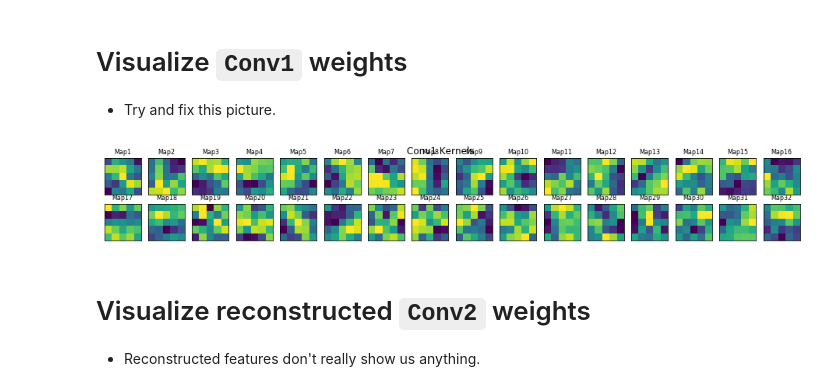
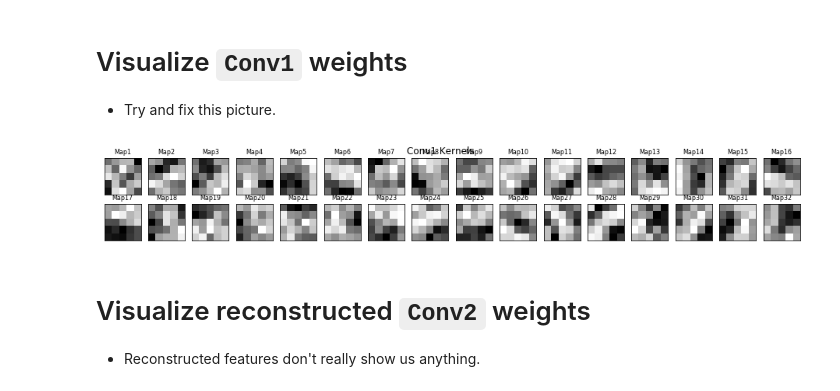
Before and after one commit to ruthvik92/ECE_697_Fall2020, a Jupyter notebook: train_cnn_using_numpy_arrays.ipynb, the cells around one changed output. Drawn from its saved outputs; the diff is of its cells as text; code cells hidden in the pictures.

Commit message:
added gray scale for plots

```diff
--- a/train_cnn_using_numpy_arrays.ipynb
+++ b/train_cnn_using_numpy_arrays.ipynb
@@ -282,14 +282,14 @@ Shape of second fully connected layer biases:(10,)
 # %%
 fig, axes = plt.subplots(2, 16, figsize=(16,2), subplot_kw={'xticks': [], 'yticks': []})
 #fig.subplots_adjust(left=0.12, bottom=0.5, right=0.89, top=0.9, wspace=0.1, hspace=0.21)
 axes = axes.flatten()
 for i in range(len(axes)):
-    axes[i].imshow(conv1_kernels[:,:,0,i])
+    axes[i].imshow(conv1_kernels[:,:,0,i], cmap='gray')
     axes[i].set_title('Map'+str(i+1), fontsize=8)
 plt.suptitle('Conv1 Kernels')
 plt.show()
 # %% [output]
-[figure, old version]
+[figure, new version]
 # %% [markdown]
 # Visualize reconstructed `Conv2` weights
 * Reconstructed features don't really show us anything.
```
Also changed, not shown: parts of 5 cells of this notebook, 1 other file.
